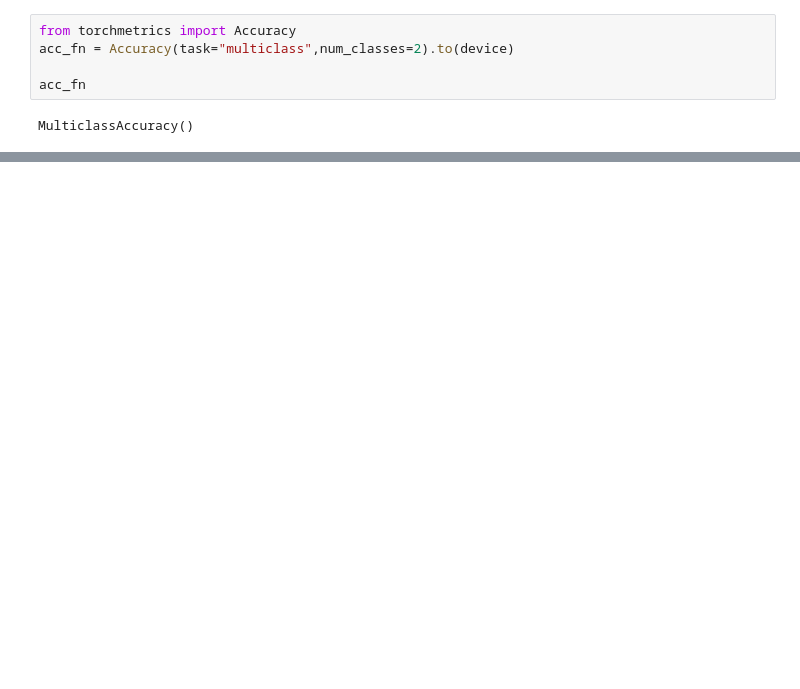
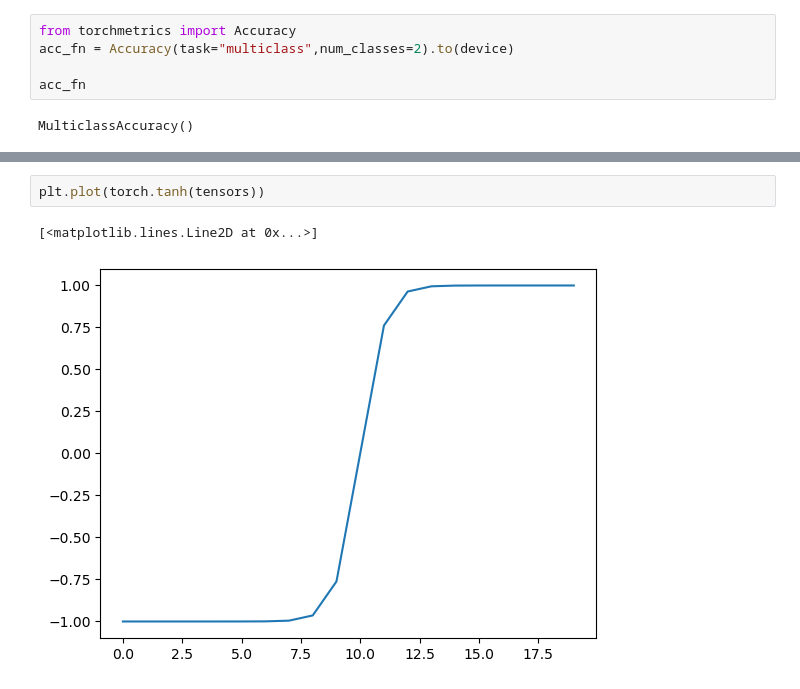
Before and after one commit to yokeswarans/pytorch-mastery-zero-to-hero, a Jupyter notebook: Excercises/02_Pytorch_exercise.ipynb, the cells around one changed output, grey strips where cells are left out. Saved outputs shown, nothing was run; the diff lists cells and outputs as text; blank space fills up the shorter version.

```diff
--- a/Excercises/02_Pytorch_exercise.ipynb
+++ b/Excercises/02_Pytorch_exercise.ipynb
@@ -168,0 +296,5 @@ X_test , y_test = X_test.to(device), y_test.to(device)
+# %%
+plt.plot(torch.tanh(tensors))
+# %% [output]
+[<matplotlib.lines.Line2D at 0x...>]
+[figure, added]
```
Also changed, not shown: parts of 19 cells of this notebook.
